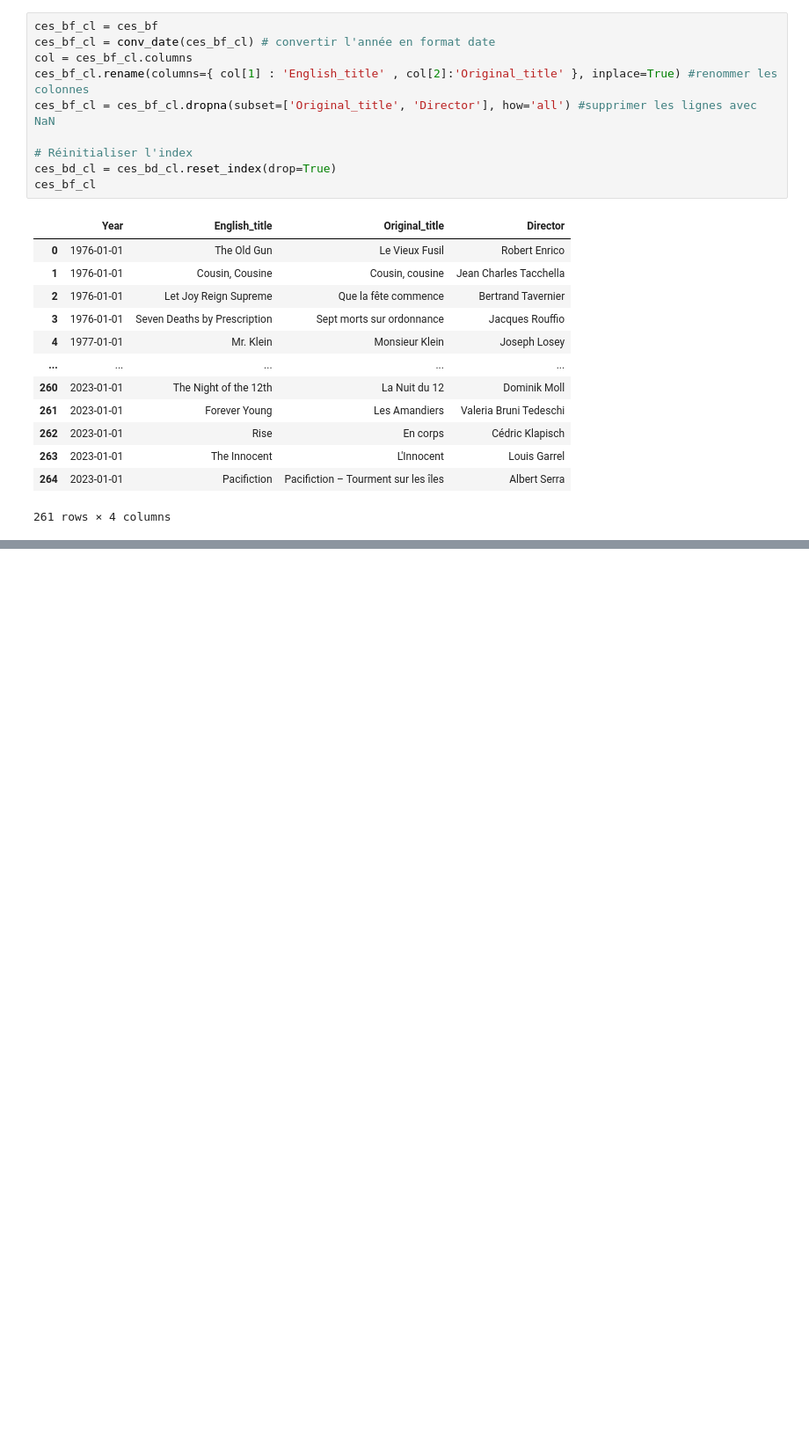
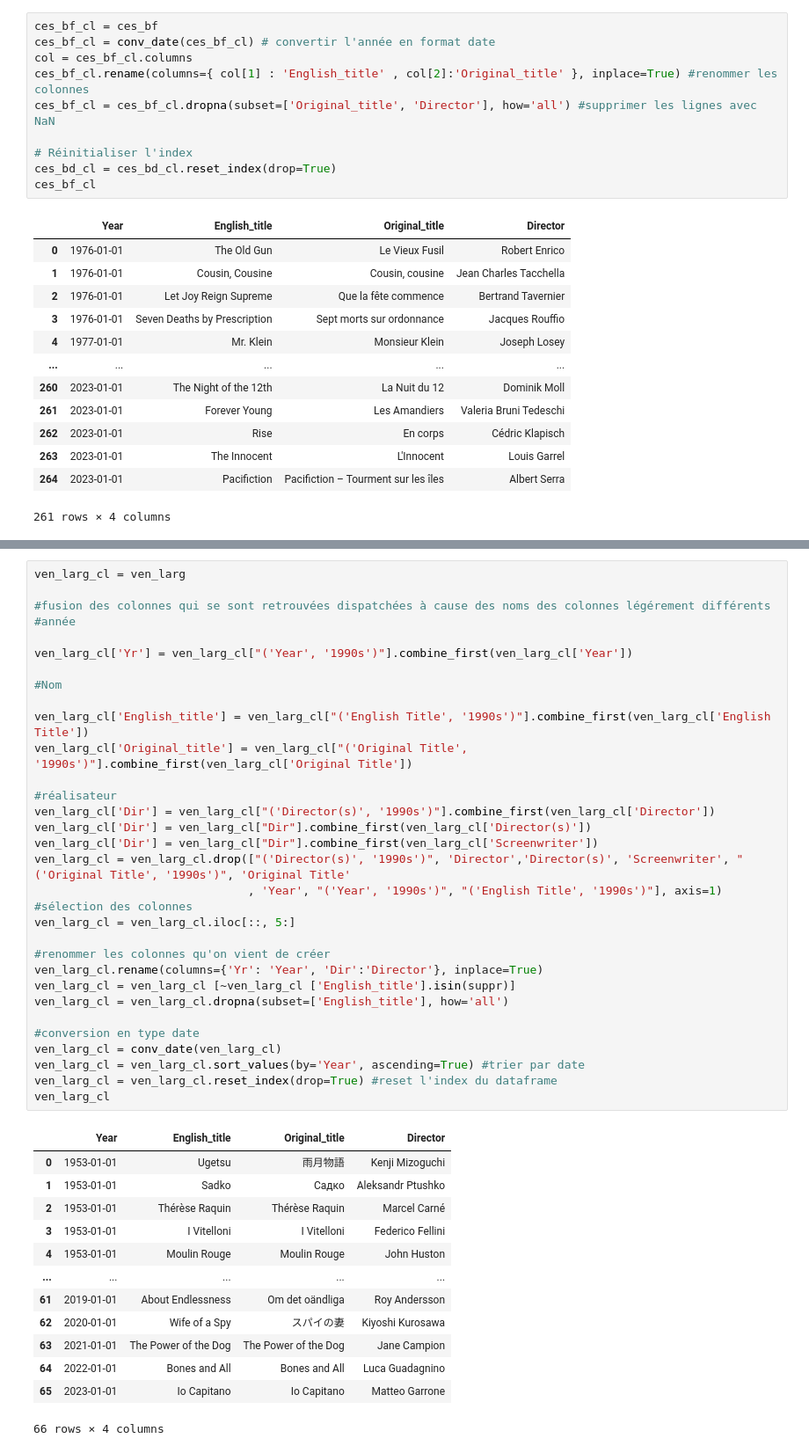
Before and after one commit to itsreivilo/movies, a Jupyter notebook: cleaning_data/cleaning_awards.ipynb, the cells around one changed output, grey strips where cells are left out. Shown at 88% size. Drawn from its saved outputs; the diff is of its cells as text; blank space fills up the shorter version.

```diff
--- a/cleaning_data/cleaning_awards.ipynb
+++ b/cleaning_data/cleaning_awards.ipynb
@@ -404 +405,47 @@ ven_lor_cl
 70 rows × 5 columns
+# %%
+ven_larg_cl = ven_larg
+
+#fusion des colonnes qui se sont retrouvées dispatchées à cause des noms des colonnes légérement différents
+#année
+
+ven_larg_cl['Yr'] = ven_larg_cl["('Year', '1990s')"].combine_first(ven_larg_cl['Year'])
+
+#Nom
+
+ven_larg_cl['English_title'] = ven_larg_cl["('English Title', '1990s')"].combine_first(ven_larg_cl['English Title'])
+ven_larg_cl['Original_title'] = ven_larg_cl["('Original Title', '1990s')"].combine_first(ven_larg_cl['Original Title'])
+
+#réalisateur
+ven_larg_cl['Dir'] = ven_larg_cl["('Director(s)', '1990s')"].combine_first(ven_larg_cl['Director'])
+ven_larg_cl['Dir'] = ven_larg_cl["Dir"].combine_first(ven_larg_cl['Director(s)'])
+ven_larg_cl['Dir'] = ven_larg_cl["Dir"].combine_first(ven_larg_cl['Screenwriter'])
+ven_larg_cl = ven_larg_cl.drop(["('Director(s)', '1990s')", 'Director','Director(s)', 'Screenwriter', "('Original Title', '1990s')", 'Original Title'
+                               , 'Year', "('Year', '1990s')", "('English Title', '1990s')"], axis=1)
+#sélection des colonnes
+ven_larg_cl = ven_larg_cl.iloc[::, 5:]
+
+#renommer les colonnes qu'on vient de créer
+ven_larg_cl.rename(columns={'Yr': 'Year', 'Dir':'Director'}, inplace=True)
+ven_larg_cl = ven_larg_cl [~ven_larg_cl ['English_title'].isin(suppr)]
+ven_larg_cl = ven_larg_cl.dropna(subset=['English_title'], how='all')
+
+#conversion en type date
+ven_larg_cl = conv_date(ven_larg_cl)
+ven_larg_cl = ven_larg_cl.sort_values(by='Year', ascending=True) #trier par date
+ven_larg_cl = ven_larg_cl.reset_index(drop=True) #reset l'index du dataframe
+ven_larg_cl
+# %% [output]
+|  | Year | English_title | Original_title | Director |
+| 0 | 1953-01-01 | Ugetsu | 雨月物語 | Kenji Mizoguchi |
+| 1 | 1953-01-01 | Sadko | Садко | Aleksandr Ptushko |
+| 2 | 1953-01-01 | Thérèse Raquin | Thérèse Raquin | Marcel Carné |
+| 3 | 1953-01-01 | I Vitelloni | I Vitelloni | Federico Fellini |
+| 4 | 1953-01-01 | Moulin Rouge | Moulin Rouge | John Huston |
+| ... | ... | ... | ... | ... |
+| 61 | 2019-01-01 | About Endlessness | Om det oändliga | Roy Andersson |
+| 62 | 2020-01-01 | Wife of a Spy | スパイの妻 | Kiyoshi Kurosawa |
+| 63 | 2021-01-01 | The Power of the Dog | The Power of the Dog | Jane Campion |
+| 64 | 2022-01-01 | Bones and All | Bones and All | Luca Guadagnino |
+| 65 | 2023-01-01 | Io Capitano | Io Capitano | Matteo Garrone |
+66 rows × 4 columns
```
Also changed, not shown: parts of 2 cells of this notebook.
